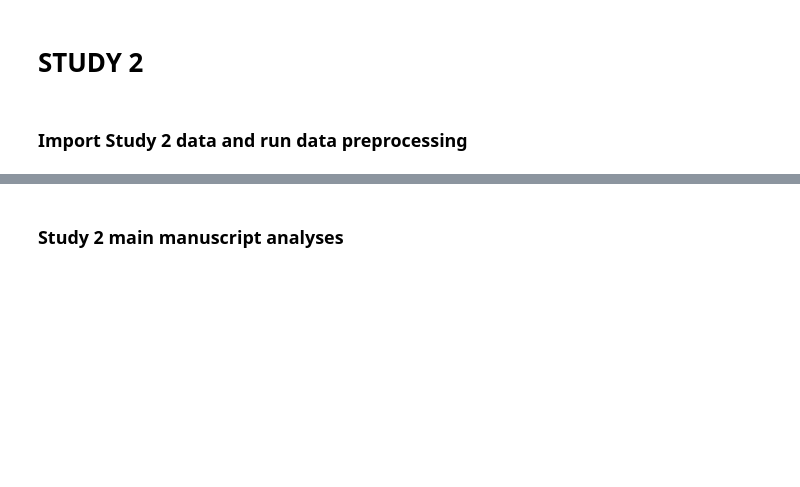
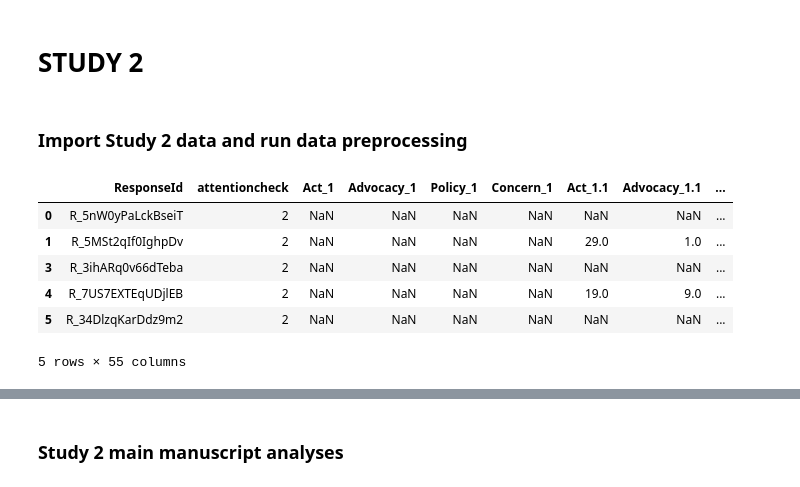
Before and after one commit to dgoldwert/climateterms, a Jupyter notebook: Terms_Analyses.ipynb, the cells around one changed output, grey strips where cells are left out. Drawn from its saved outputs; the diff is of its cells as text; code cells hidden in the pictures; blank space fills up the shorter version.

```diff
--- a/Terms_Analyses.ipynb
+++ b/Terms_Analyses.ipynb
@@ -366,7 +621,15 @@ df2 = pd.read_excel("TermsFollowup.xlsx")
 # %%
 # Keep only the rows where 'attentioncheck' equals 2
 df2 = df2[df2['attentioncheck'] == 2]
-df2
+df2.head()
+# %% [output]
+|  | ResponseId | attentioncheck | Act_1 | Advocacy_1 | Policy_1 | Concern_1 | Act_1.1 | Advocacy_1.1 | ... |
+| 0 | R_5nW0yPaLckBseiT | 2 | NaN | NaN | NaN | NaN | NaN | NaN | ... |
+| 1 | R_5MSt2qIf0IghpDv | 2 | NaN | NaN | NaN | NaN | 29.0 | 1.0 | ... |
+| 3 | R_3ihARq0v66dTeba | 2 | NaN | NaN | NaN | NaN | NaN | NaN | ... |
+| 4 | R_7US7EXTEqUDjlEB | 2 | NaN | NaN | NaN | NaN | 19.0 | 9.0 | ... |
+| 5 | R_34DlzqKarDdz9m2 | 2 | NaN | NaN | NaN | NaN | NaN | NaN | ... |
+5 rows × 55 columns
 # %%
 #remove columns that have missing data for any of the 10 conditions
 # List of columns to check for missing values
```
Also changed, not shown: parts of 62 cells of this notebook, 6 other files.
